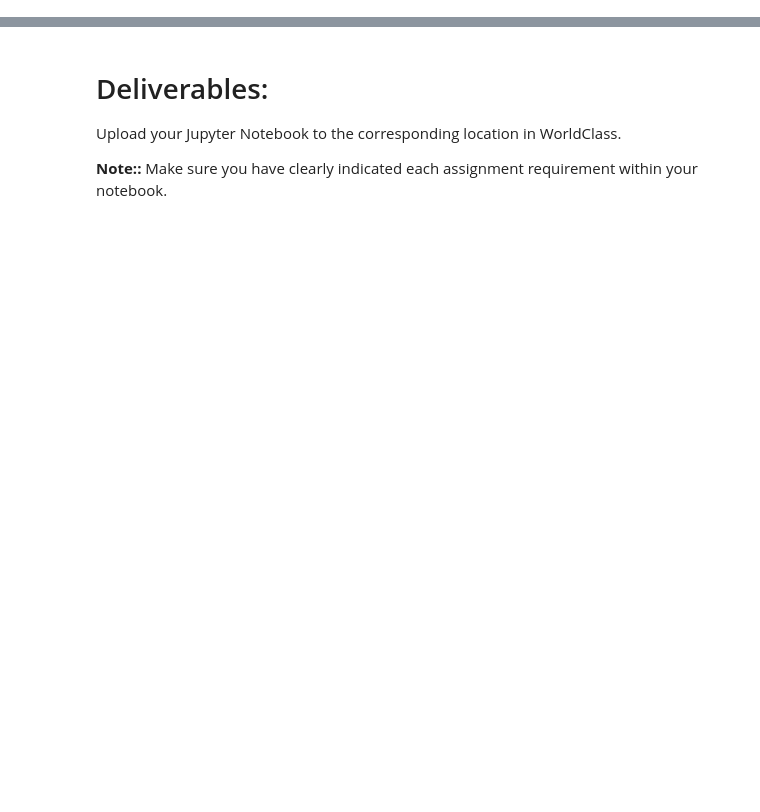
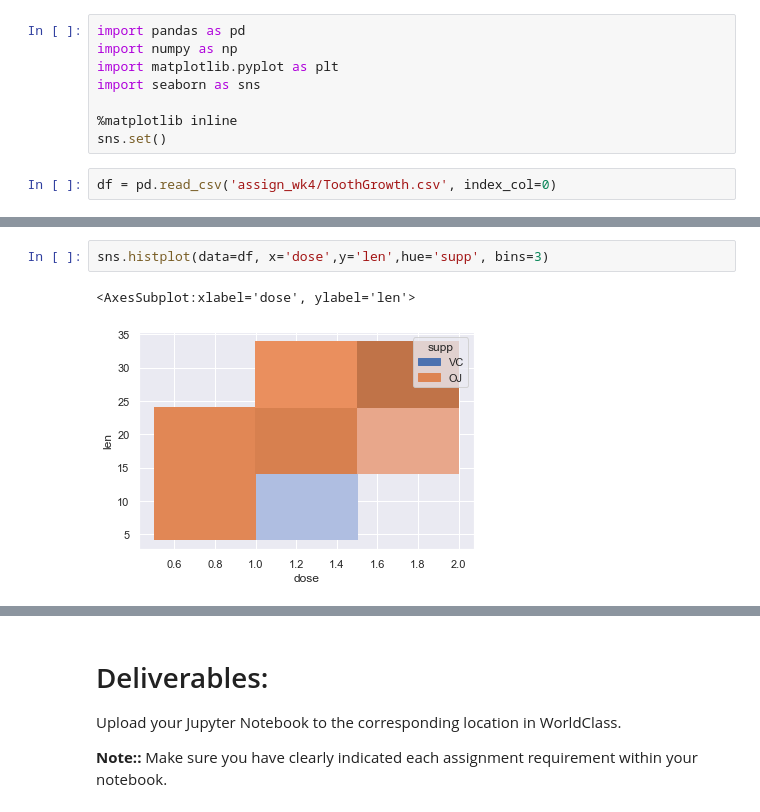
Before and after one commit to kscully-dotcom/msds650, a Jupyter notebook: week4/4_Assignment.ipynb, the cells around one changed output, grey strips where cells are left out. Saved outputs shown, nothing was run; the diff lists cells and outputs as text; blank space fills up the shorter version.

Commit message:
started assignment with graphical statistics

```diff
--- a/week4/4_Assignment.ipynb
+++ b/week4/4_Assignment.ipynb
@@ -35,0 +15,10 @@ Hypothesis testing for the given dataset. Your analysis should include the follo
+# %%
+import pandas as pd
+import numpy as np
+import matplotlib.pyplot as plt
+import seaborn as sns
+
+%matplotlib inline
+sns.set()
+# %%
+df = pd.read_csv('assign_wk4/ToothGrowth.csv', index_col=0)
@@ -35,0 +74,5 @@ Hypothesis testing for the given dataset. Your analysis should include the follo
+# %%
+sns.histplot(data=df, x='dose',y='len',hue='supp', bins=3)
+# %% [output]
+<AxesSubplot:xlabel='dose', ylabel='len'>
+[figure, added]
```
Also changed, not shown: parts of 23 cells of this notebook, 1 other file.
